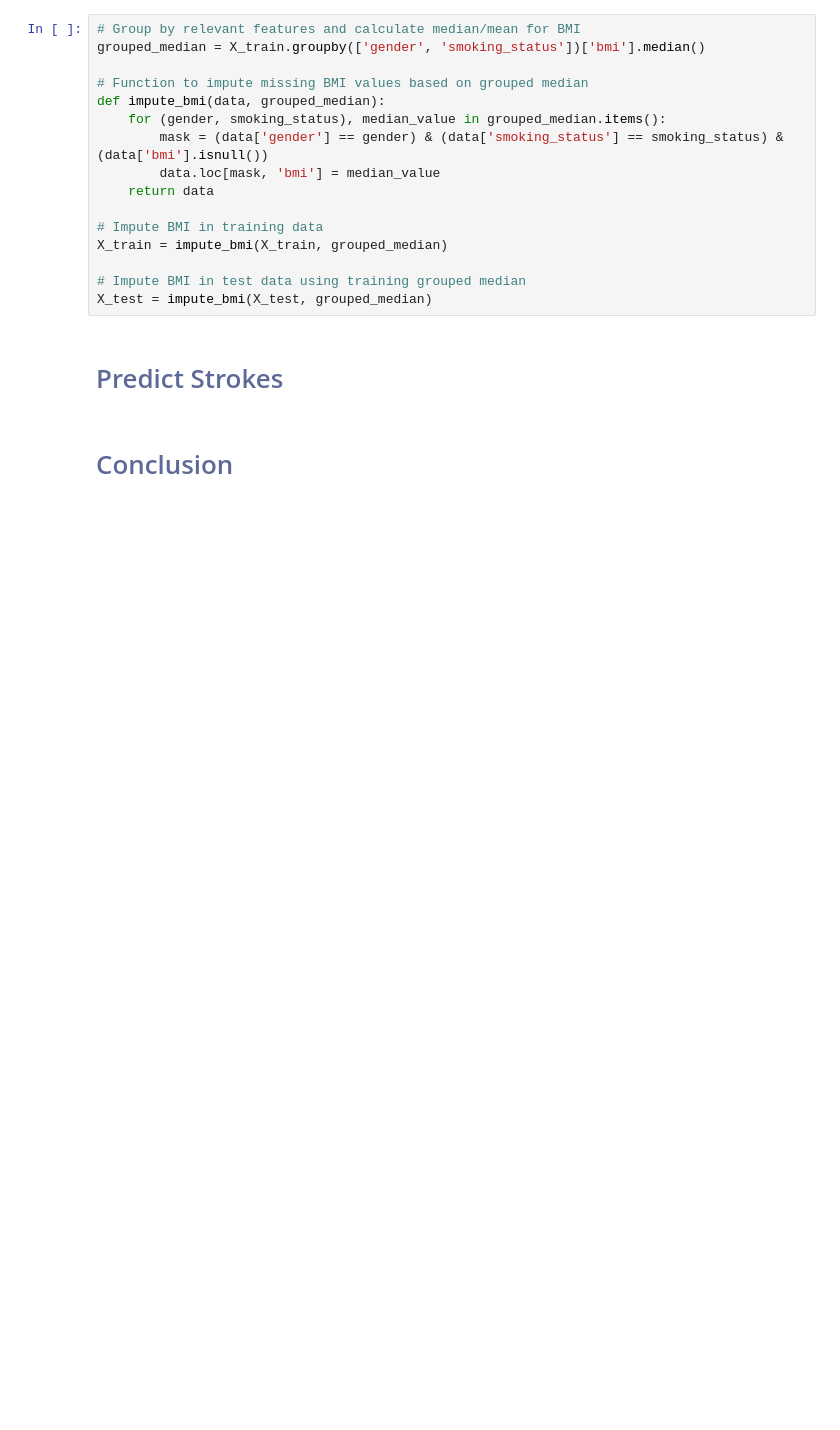
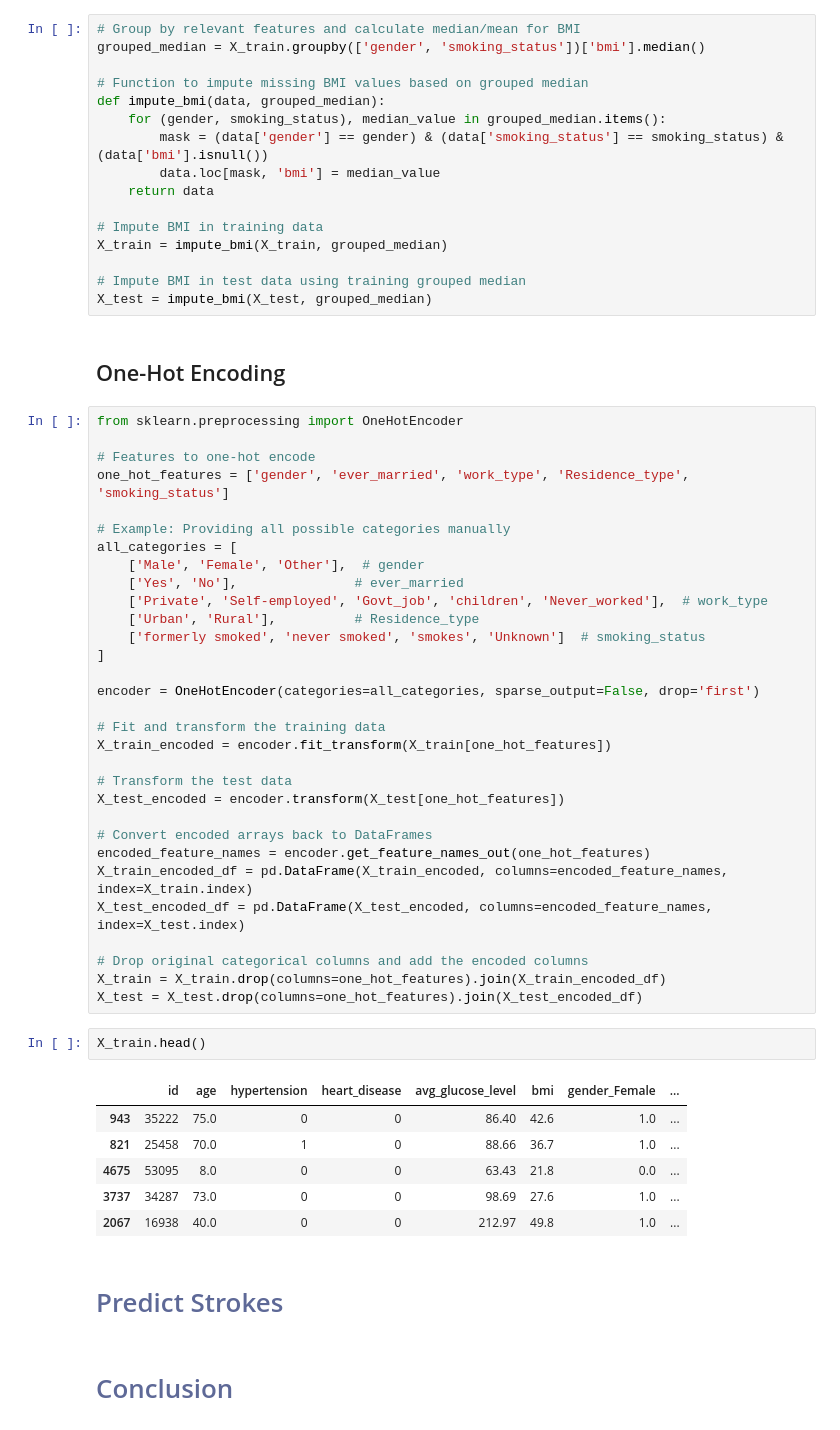
Before and after one commit to johnpospisil/stroke-prediction, a Jupyter notebook: stroke-prediction.ipynb, the cells around one changed output. Drawn from its saved outputs; the diff is of its cells as text; blank space fills up the shorter version.

Commit message:
Add One-Hot Encoding.

```diff
--- a/stroke-prediction.ipynb
+++ b/stroke-prediction.ipynb
@@ -228,6 +268,48 @@ X_train = impute_bmi(X_train, grouped_median)
 
 # Impute BMI in test data using training grouped median
 X_test = impute_bmi(X_test, grouped_median)
+# %% [markdown]
+## One-Hot Encoding
+# %%
+from sklearn.preprocessing import OneHotEncoder
+
+# Features to one-hot encode
+one_hot_features = ['gender', 'ever_married', 'work_type', 'Residence_type', 'smoking_status']
+
+# Example: Providing all possible categories manually
+all_categories = [
+    ['Male', 'Female', 'Other'],  # gender
+    ['Yes', 'No'],               # ever_married
+    ['Private', 'Self-employed', 'Govt_job', 'children', 'Never_worked'],  # work_type
+    ['Urban', 'Rural'],          # Residence_type
+    ['formerly smoked', 'never smoked', 'smokes', 'Unknown']  # smoking_status
+]
+
+encoder = OneHotEncoder(categories=all_categories, sparse_output=False, drop='first')
+
+# Fit and transform the training data
+X_train_encoded = encoder.fit_transform(X_train[one_hot_features])
+
+# Transform the test data
+X_test_encoded = encoder.transform(X_test[one_hot_features])
+
+# Convert encoded arrays back to DataFrames
+encoded_feature_names = encoder.get_feature_names_out(one_hot_features)
+X_train_encoded_df = pd.DataFrame(X_train_encoded, columns=encoded_feature_names, index=X_train.index)
+X_test_encoded_df = pd.DataFrame(X_test_encoded, columns=encoded_feature_names, index=X_test.index)
+
+# Drop original categorical columns and add the encoded columns
+X_train = X_train.drop(columns=one_hot_features).join(X_train_encoded_df)
+X_test = X_test.drop(columns=one_hot_features).join(X_test_encoded_df)
+# %%
+X_train.head()
+# %% [output]
+|  | id | age | hypertension | heart_disease | avg_glucose_level | bmi | gender_Female | ... |
+| 943 | 35222 | 75.0 | 0 | 0 | 86.40 | 42.6 | 1.0 | ... |
+| 821 | 25458 | 70.0 | 1 | 0 | 88.66 | 36.7 | 1.0 | ... |
+| 4675 | 53095 | 8.0 | 0 | 0 | 63.43 | 21.8 | 0.0 | ... |
+| 3737 | 34287 | 73.0 | 0 | 0 | 98.69 | 27.6 | 1.0 | ... |
+| 2067 | 16938 | 40.0 | 0 | 0 | 212.97 | 49.8 | 1.0 | ... |
 # %% [markdown]
 # <span style="color:#5E6997">Predict Strokes</span> <a class="anchor" id="predict"></a>
 # %% [markdown]
```
Also changed, not shown: parts of 9 cells of this notebook.
